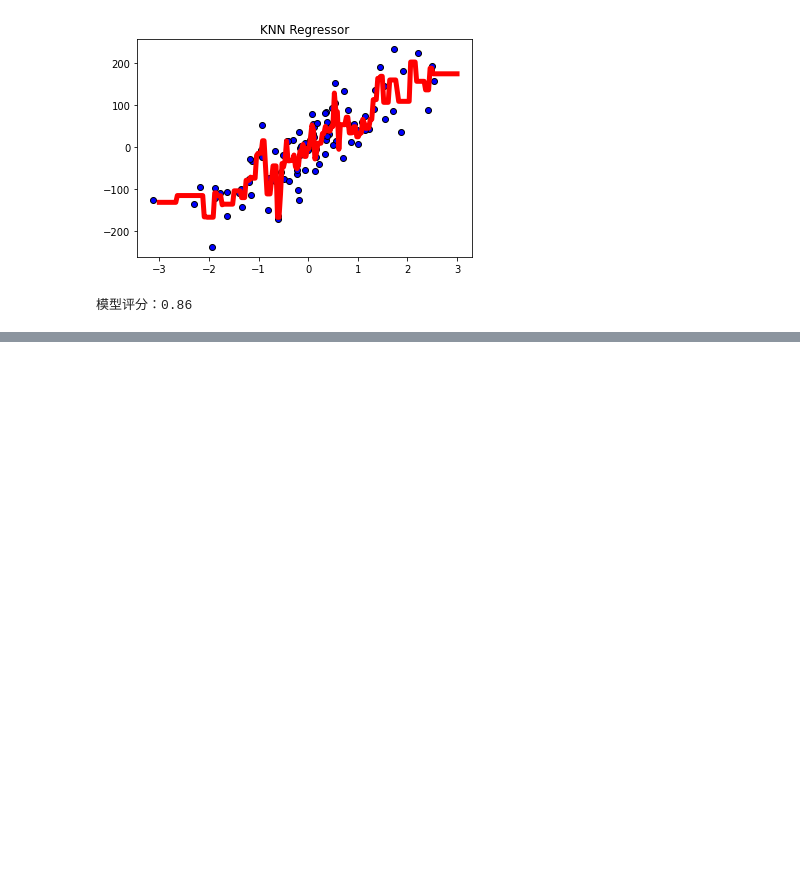
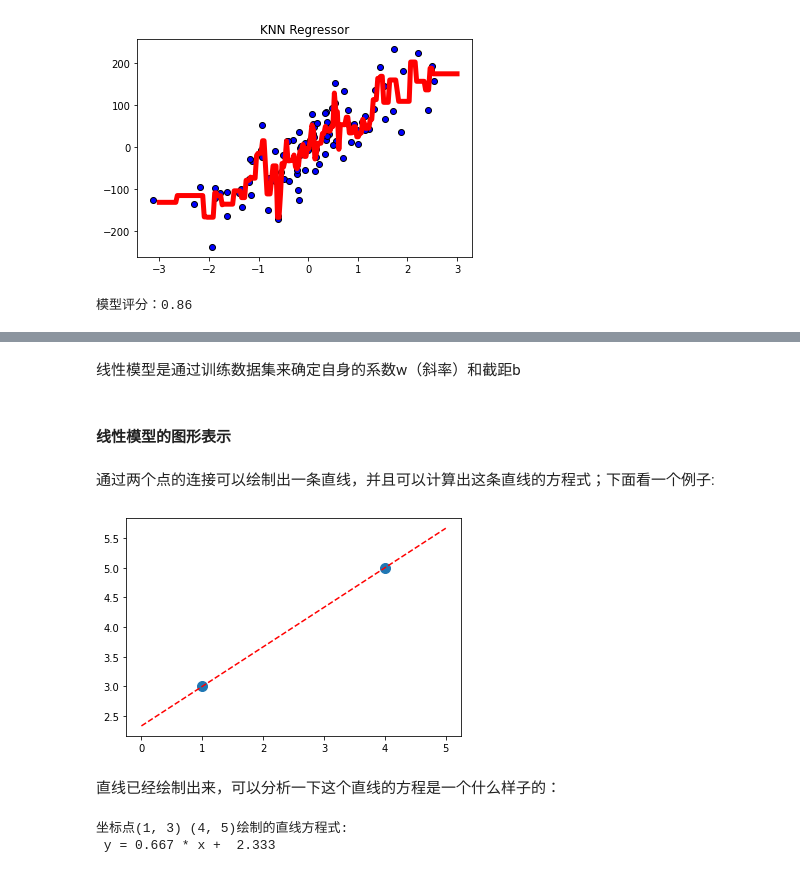
Before and after one commit to mtf0111/PythonDemo, a Jupyter notebook: demo_sklearn.ipynb, the cells around one changed output, grey strips where cells are left out. Cells and saved outputs as stored; diff of their text form; code cells hidden in the pictures; blank space fills up the shorter version.

Commit message:
sklearn 广义线性模型  -  基本线性回归

```diff
--- a/demo_sklearn.ipynb
+++ b/demo_sklearn.ipynb
@@ -285,0 +460,39 @@ print("模型评分：{:.2f}".format(reg.score(X, y)))
+# %% [markdown]
+线性模型是通过训练数据集来确定自身的系数w（斜率）和截距b
+# %% [markdown]
+#### 线性模型的图形表示
+# %% [markdown]
+通过两个点的连接可以绘制出一条直线，并且可以计算出这条直线的方程式；下面看一个例子:
+# %%
+# 两个坐标点 (1, 3) (4, 5)
+# 导入线性回归模型
+from sklearn.linear_model import LinearRegression
+# 两个点的横坐标
+X = [[1], [4]]
+y = [3, 5]
+# 利用线性模型拟合这两个点
+lr = LinearRegression()
+lr.fit(X, y)
+# 预测值
+z = np.linspace(0,5,20)
+z = z.reshape(-1, 1)
+# predict方法获取预测值
+pre_z = lr.predict(z)
+# 绘制预测值
+plt.plot(z, pre_z,'r--')
+# 绘制(1, 3) (4, 5)坐标点
+plt.scatter(X, y,s=100)
+plt.show()
+# %% [output]
+[figure, added]
+# %% [markdown]
+直线已经绘制出来，可以分析一下这个直线的方程是一个什么样子的：
+# %%
+# w 斜率
+w = lr.coef_[0]
+# 截距
+b = lr.intercept_
+print("坐标点(1, 3) (4, 5)绘制的直线方程式:\n", "y = {:.3f} * x + ".format(w),"{:.3f}".format(b))
+# %% [output]
+坐标点(1, 3) (4, 5)绘制的直线方程式:
+ y = 0.667 * x +  2.333
```
Also changed, not shown: parts of 55 cells of this notebook.
